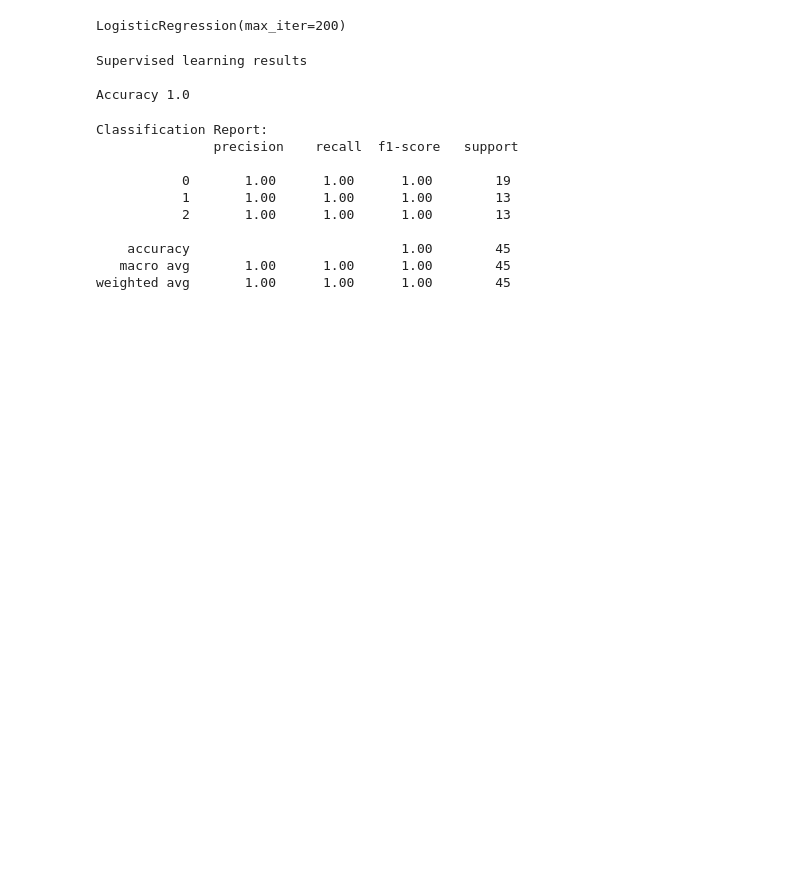
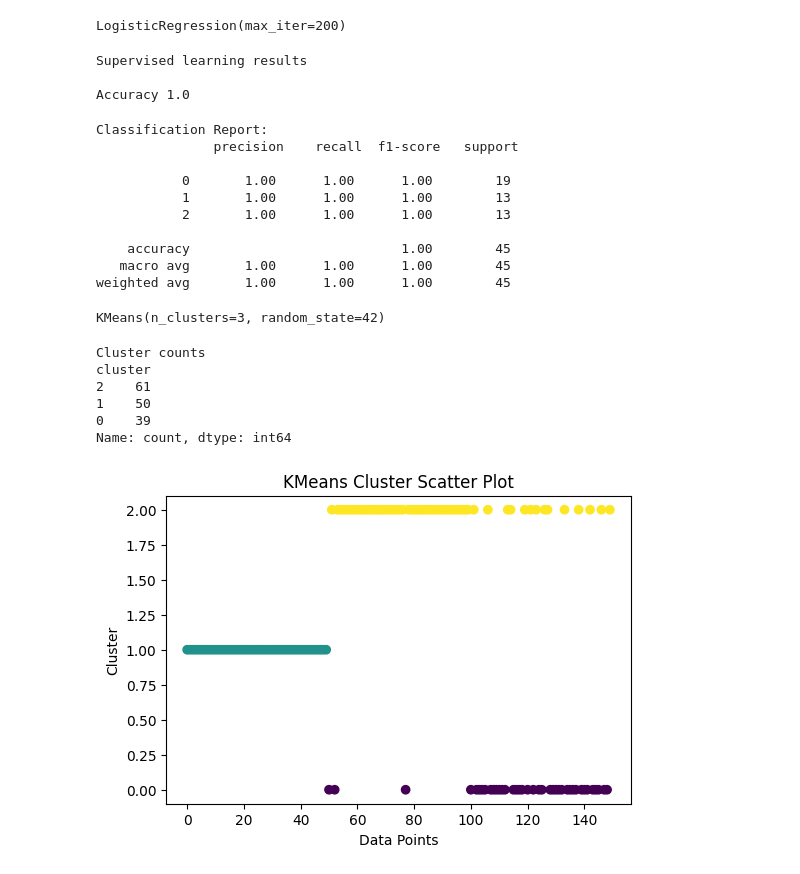
Before and after one commit to saizen7/Python-with-Data-science, a Jupyter notebook: ML.day17.ipynb, the cells around one changed output. Saved outputs shown, nothing was run; the diff lists cells and outputs as text; code cells hidden in the pictures; blank space fills up the shorter version.

```diff
--- a/ML.day17.ipynb
+++ b/ML.day17.ipynb
@@ -240,0 +250,39 @@ weighted avg       1.00      1.00      1.00        45
+# %%
+#Day 18
+# KMeans clustering
+kmeans = KMeans(n_clusters=3, random_state=42)
+
+kmeans.fit(x)
+# %% [output]
+KMeans(n_clusters=3, random_state=42)
+# %%
+df['cluster']=kmeans.labels_
+print("Cluster counts")
+print(df['cluster'].value_counts())
+# %% [output]
+Cluster counts
+cluster
+2    61
+1    50
+0    39
+Name: count, dtype: int64
+# %%
+
+
+# scatter plot for clusters
+plt.figure(figsize=(6,4))
+
+plt.scatter(
+    x=df.index,
+    y=df['cluster'],
+    c=df['cluster']
+)
+
+# labels
+plt.xlabel("Data Points")
+plt.ylabel("Cluster")
+plt.title("KMeans Cluster Scatter Plot")
+
+plt.show()
+# %% [output]
+[figure, added]
```
Also changed, not shown: parts of 12 cells of this notebook, 2 other files.
